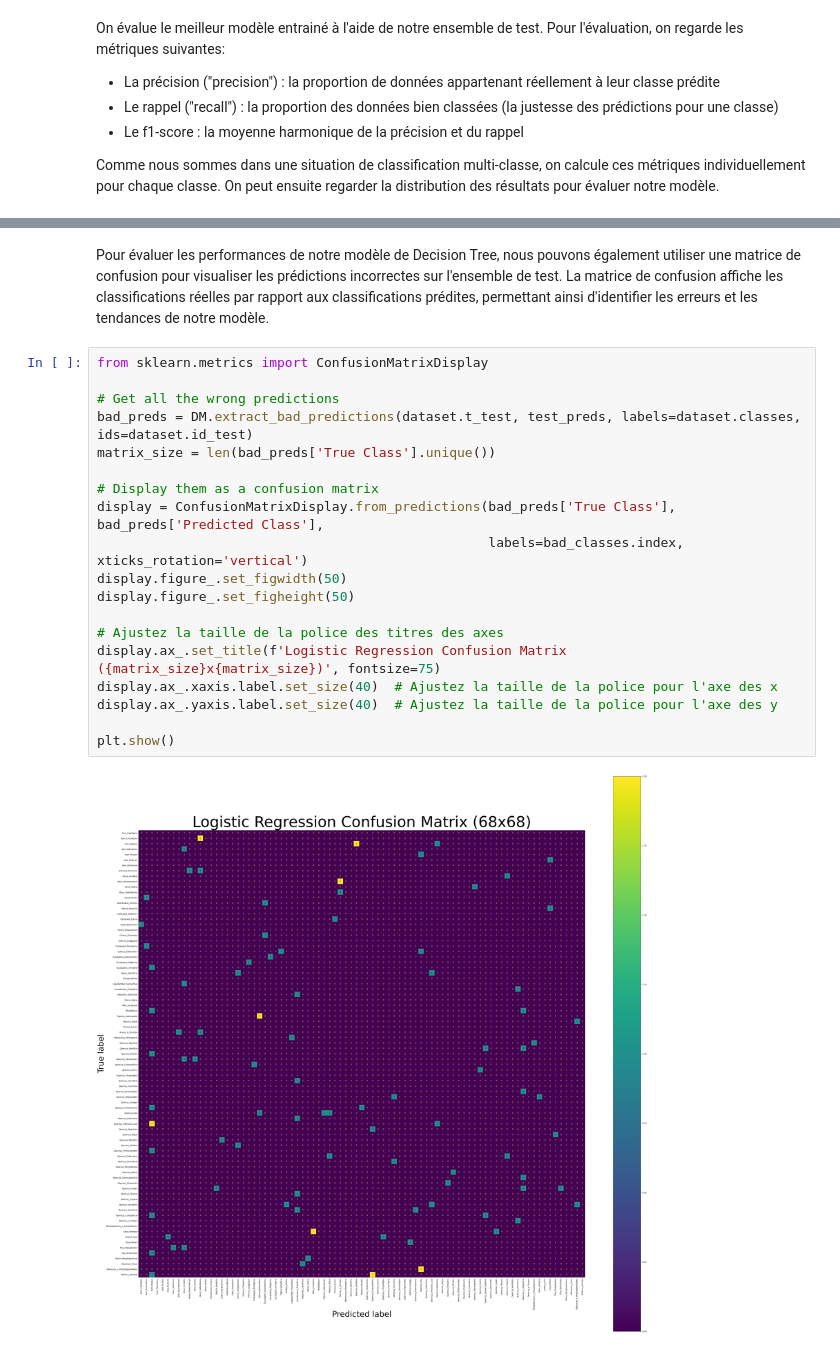
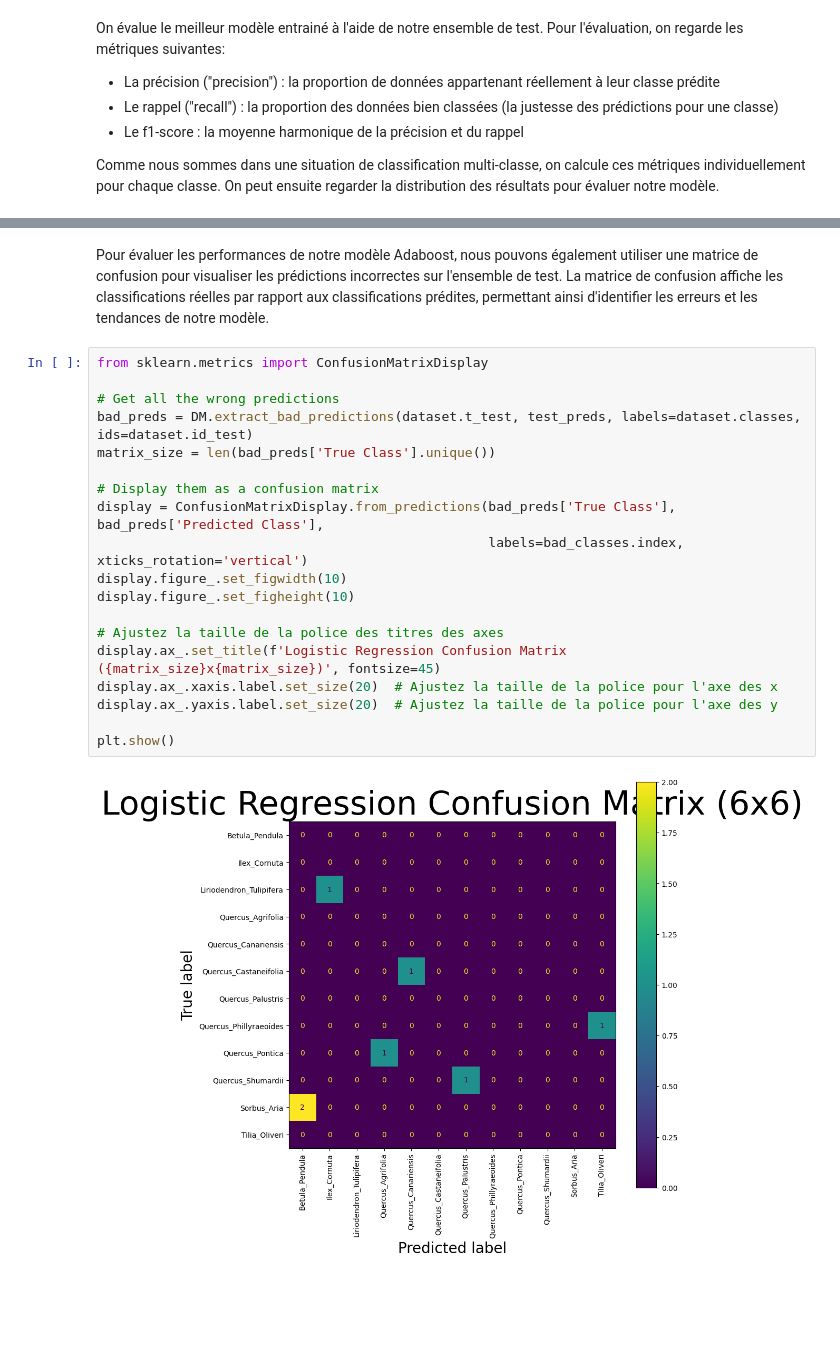
Before and after one commit to Chique80/IFT712-Projet, a Jupyter notebook: Adaboost.ipynb, the cells around one changed output, grey strips where cells are left out. Saved outputs shown, nothing was run; the diff lists cells and outputs as text; blank space fills up the shorter version.

```diff
--- a/Adaboost.ipynb
+++ b/Adaboost.ipynb
@@ -173,23 +175,23 @@ Sum: 83
 # %% [markdown]
-Pour évaluer les performances de notre modèle de Decision Tree, nous pouvons également utiliser une matrice de confusion pour visualiser les prédictions incorrectes sur l'ensemble de test. La matrice de confusion affiche les classifications réelles par rapport aux classifications prédites, permettant ainsi d'identifier les erreurs et les tendances de notre modèle.
+Pour évaluer les performances de notre modèle Adaboost, nous pouvons également utiliser une matrice de confusion pour visualiser les prédictions incorrectes sur l'ensemble de test. La matrice de confusion affiche les classifications réelles par rapport aux classifications prédites, permettant ainsi d'identifier les erreurs et les tendances de notre modèle.
 # %%
 from sklearn.metrics import ConfusionMatrixDisplay
 
 # Get all the wrong predictions
 bad_preds = DM.extract_bad_predictions(dataset.t_test, test_preds, labels=dataset.classes, ids=dataset.id_test)
 matrix_size = len(bad_preds['True Class'].unique())
 
 # Display them as a confusion matrix
 display = ConfusionMatrixDisplay.from_predictions(bad_preds['True Class'], bad_preds['Predicted Class'],
                                                   labels=bad_classes.index, xticks_rotation='vertical')
-display.figure_.set_figwidth(50)
-display.figure_.set_figheight(50)
+display.figure_.set_figwidth(10)
+display.figure_.set_figheight(10)
 
 # Ajustez la taille de la police des titres des axes
-display.ax_.set_title(f'Logistic Regression Confusion Matrix ({matrix_size}x{matrix_size})', fontsize=75)
-display.ax_.xaxis.label.set_size(40)  # Ajustez la taille de la police pour l'axe des x
-display.ax_.yaxis.label.set_size(40)  # Ajustez la taille de la police pour l'axe des y
+display.ax_.set_title(f'Logistic Regression Confusion Matrix ({matrix_size}x{matrix_size})', fontsize=45)
+display.ax_.xaxis.label.set_size(20)  # Ajustez la taille de la police pour l'axe des x
+display.ax_.yaxis.label.set_size(20)  # Ajustez la taille de la police pour l'axe des y
 
 plt.show()
 # %% [output]
-[figure, old version]
+[figure, new version]
```
Also changed, not shown: parts of 11 cells of this notebook.
